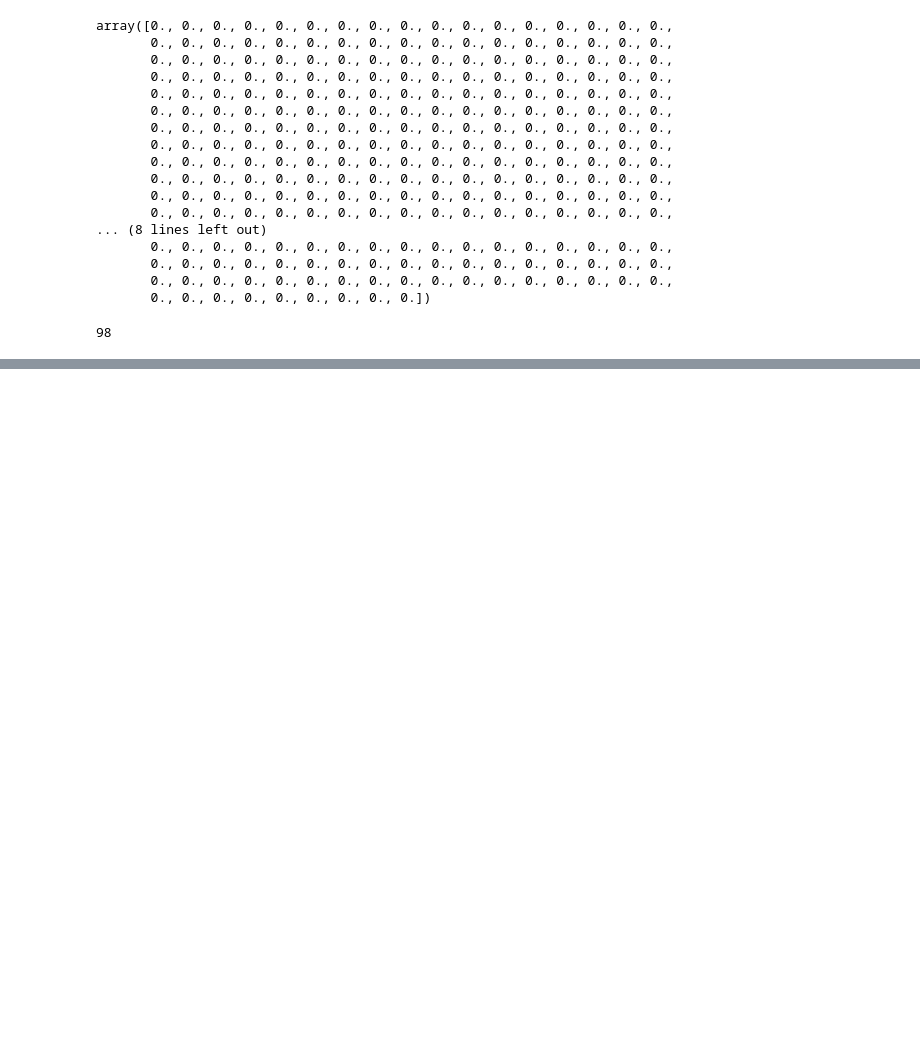
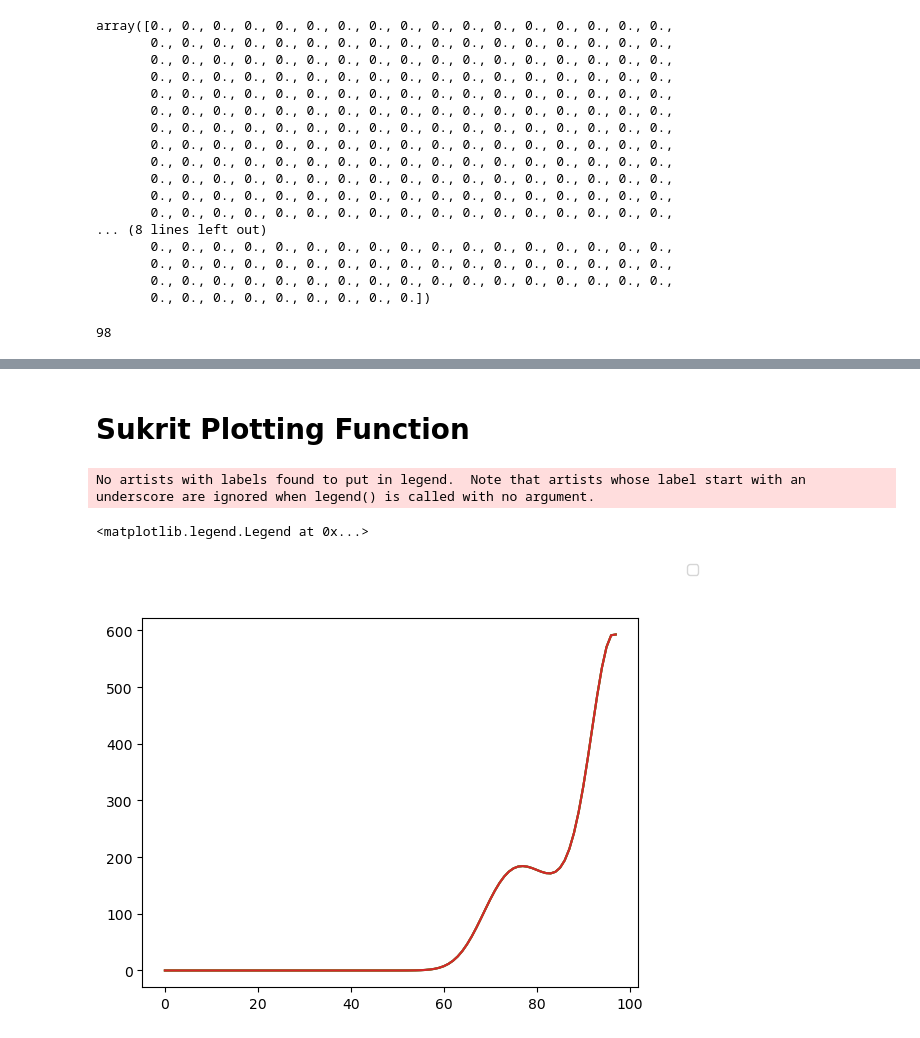
Before and after one commit to choderalab/enhanced-sampling-tmem175, a Jupyter notebook: notebooks/analysis-metadynamics.ipynb, the cells around one changed output, grey strips where cells are left out. Cells and saved outputs as stored; diff of their text form; code cells hidden in the pictures; blank space fills up the shorter version.

```diff
--- a/notebooks/analysis-metadynamics.ipynb
+++ b/notebooks/analysis-metadynamics.ipynb
@@ -49,0 +99,30 @@ len(array)
+# %% [markdown]
+# Sukrit Plotting Function
+# %%
+import numpy as np
+import os
+import matplotlib.pyplot as plt
+import matplotlib.animation as animation
+
+# make an animation out of all the possible images
+fig, ax = plt.subplots()
+imgs = []
+bias_file_dir = "/Users/alexpayne/Scientific_Projects/local_test/enhanced_sampling/metadynamics_rmsd/sim01/bias-files/"
+for file_name in os.listdir(bias_file_dir):
+    file_path = os.path.join(bias_file_dir, file_name)
+    vals = np.load(file_path)
+#     im = ax.matshow(vals, animated=True)
+    im = ax.plot(vals)
+    imgs.append([im])
+fig.legend()
+# ani = animation.ArtistAnimation(fig,
+#                                 imgs,
+#                                 interval=50,
+#                                 blit=True
+#                                )
+# writer = animation.FFMpegWriter(fps=30, bitrate=1800)
+# ani.save("fel-movie.mp4", writer=writer)
+# %% [output]
+No artists with labels found to put in legend.  Note that artists whose label start with an underscore are ignored when legend() is called with no argument.
+<matplotlib.legend.Legend at 0x...>
+[figure, added]
```
Also changed, not shown: parts of 32 cells of this notebook.
